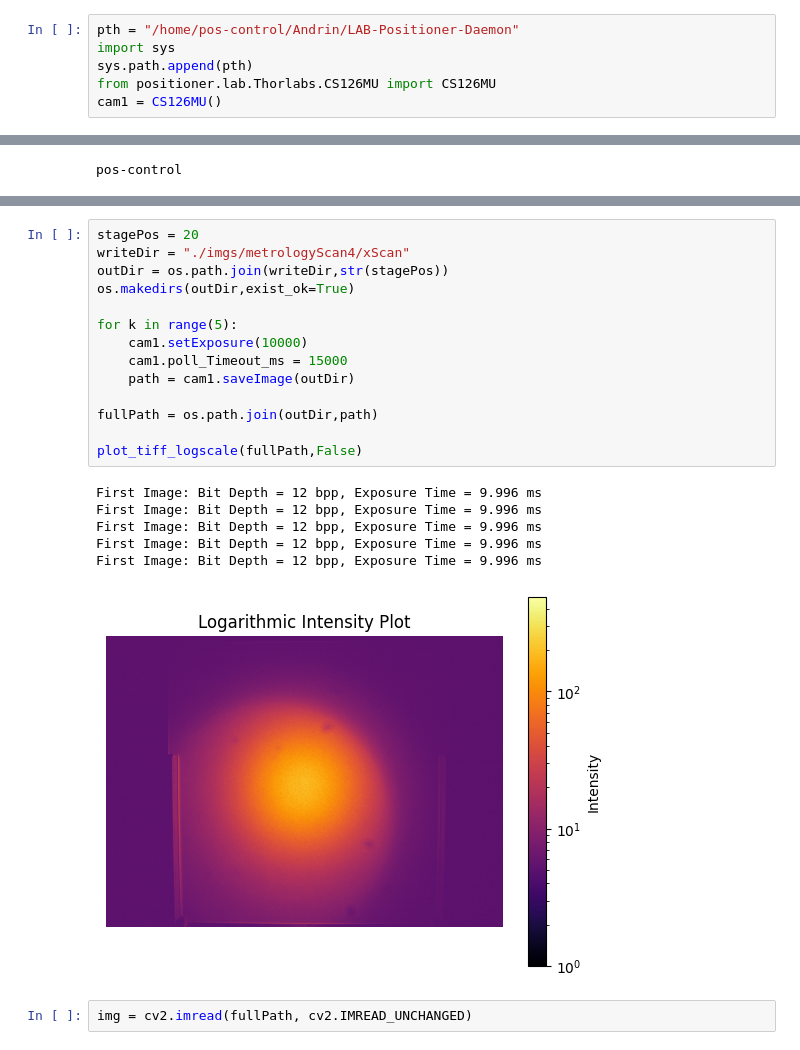
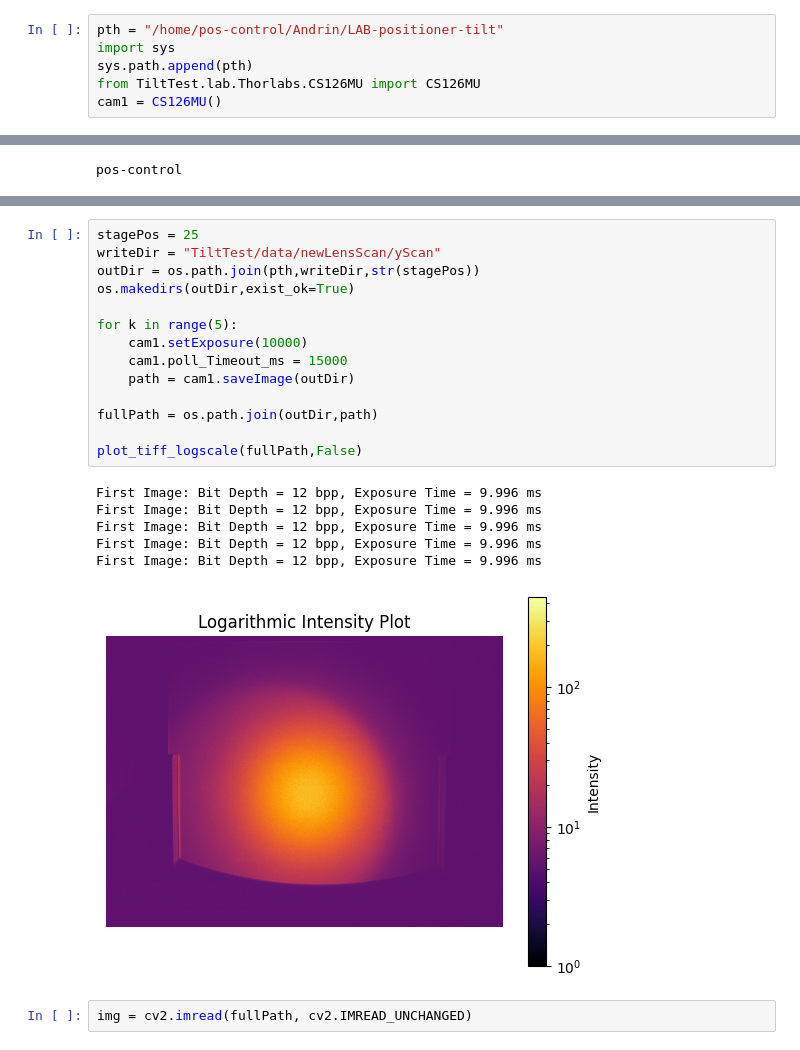
Before and after one commit to SSantosLab/LAB-positioner-tilt, a Jupyter notebook: notebooks/Thorlabs_Cam.ipynb, the cells around one changed output, grey strips where cells are left out. Drawn from its saved outputs; the diff is of its cells as text.

```diff
--- a/notebooks/Thorlabs_Cam.ipynb
+++ b/notebooks/Thorlabs_Cam.ipynb
@@ -1,8 +1,8 @@
 # %%
-pth = "/home/pos-control/Andrin/LAB-Positioner-Daemon"
+pth = "/home/pos-control/Andrin/LAB-positioner-tilt"
 import sys
 sys.path.append(pth)
-from positioner.lab.Thorlabs.CS126MU import CS126MU
+from TiltTest.lab.Thorlabs.CS126MU import CS126MU
 cam1 = CS126MU()
 # %%
 import positioner.lab.RND.RND320_KA3005P as RND
@@ -74,24 +47,24 @@ pos-control
 # %%
-stagePos = 20
-writeDir = "./imgs/metrologyScan4/xScan"
-outDir = os.path.join(writeDir,str(stagePos))
+stagePos = 25
+writeDir = "TiltTest/data/newLensScan/yScan"
+outDir = os.path.join(pth,writeDir,str(stagePos))
 os.makedirs(outDir,exist_ok=True)
 
 for k in range(5):
     cam1.setExposure(10000)
     cam1.poll_Timeout_ms = 15000
     path = cam1.saveImage(outDir)
 
 fullPath = os.path.join(outDir,path)
 
 plot_tiff_logscale(fullPath,False)
 # %% [output]
 First Image: Bit Depth = 12 bpp, Exposure Time = 9.996 ms
 First Image: Bit Depth = 12 bpp, Exposure Time = 9.996 ms
 First Image: Bit Depth = 12 bpp, Exposure Time = 9.996 ms
 First Image: Bit Depth = 12 bpp, Exposure Time = 9.996 ms
 First Image: Bit Depth = 12 bpp, Exposure Time = 9.996 ms
-[figure, old version]
+[figure, new version]
 # %%
 img = cv2.imread(fullPath, cv2.IMREAD_UNCHANGED)
 # %%
```
Also changed, not shown: parts of 4 cells of this notebook, 10 other files.
